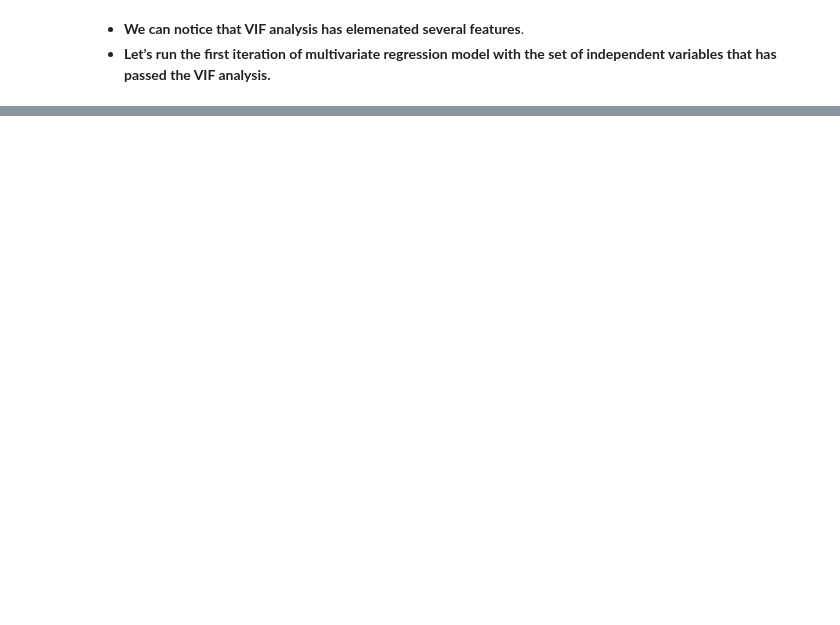
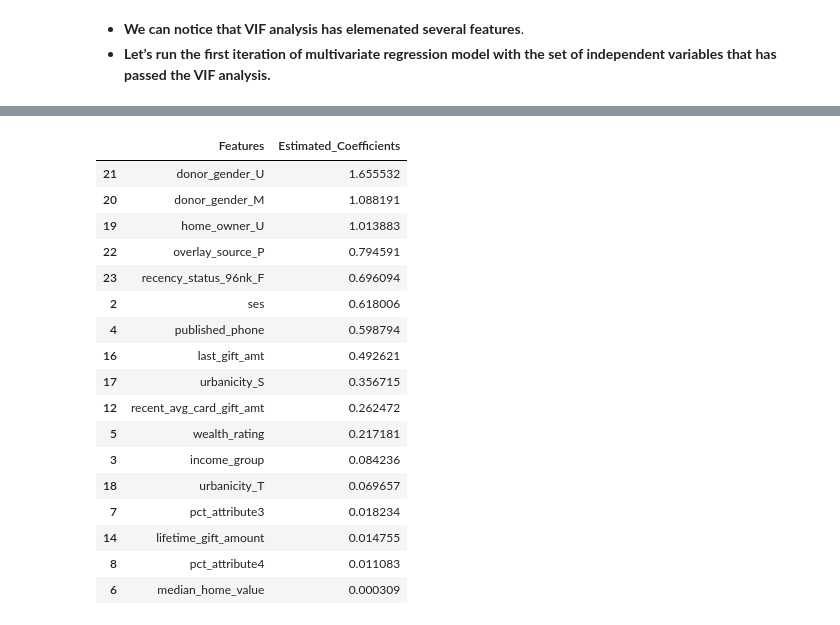
Before and after one commit to jindukwentua/Applying-Machine-Learning-to-Charity-donations, a Jupyter notebook: notebook/2nd_regression_model.ipynb, the cells around one changed output, grey strips where cells are left out. Drawn from its saved outputs; the diff is of its cells as text; code cells hidden in the pictures; blank space fills up the shorter version.

```diff
--- a/notebook/2nd_regression_model.ipynb
+++ b/notebook/2nd_regression_model.ipynb
@@ -468,0 +613,4 @@ y = df['price']
+# %%
+# Features and their respective coefficients
+coeffs_df = pd.DataFrame(list(zip(X.columns, lm.coef_)), columns = ['Features', 'Estimated_Coefficients'])
+coeffs_df.sort_values(by='Estimated_Coefficients', ascending=False)
@@ -468,0 +635,23 @@ y = df['price']
+# %%
+pos_coeffs_df= coeffs_df[(coeffs_df['Estimated_Coefficients'] >= 0)].sort_values(by='Estimated_Coefficients', ascending=False)
+#pos_coeffs_df.sort_values(by='Estimated_Coefficients', ascending=False)
+pos_coeffs_df
+# %% [output]
+|  | Features | Estimated_Coefficients |
+| 21 | donor_gender_U | 1.655532 |
+| 20 | donor_gender_M | 1.088191 |
+| 19 | home_owner_U | 1.013883 |
+| 22 | overlay_source_P | 0.794591 |
+| 23 | recency_status_96nk_F | 0.696094 |
+| 2 | ses | 0.618006 |
+| 4 | published_phone | 0.598794 |
+| 16 | last_gift_amt | 0.492621 |
+| 17 | urbanicity_S | 0.356715 |
+| 12 | recent_avg_card_gift_amt | 0.262472 |
+| 5 | wealth_rating | 0.217181 |
+| 3 | income_group | 0.084236 |
+| 18 | urbanicity_T | 0.069657 |
+| 7 | pct_attribute3 | 0.018234 |
+| 14 | lifetime_gift_amount | 0.014755 |
+| 8 | pct_attribute4 | 0.011083 |
+| 6 | median_home_value | 0.000309 |
```
Also changed, not shown: parts of 24 cells of this notebook.
